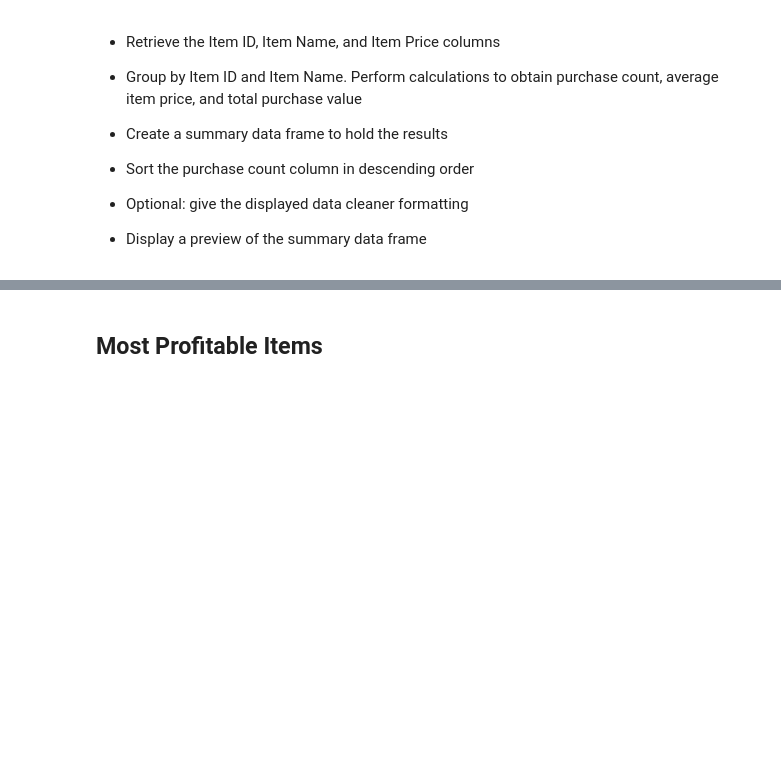
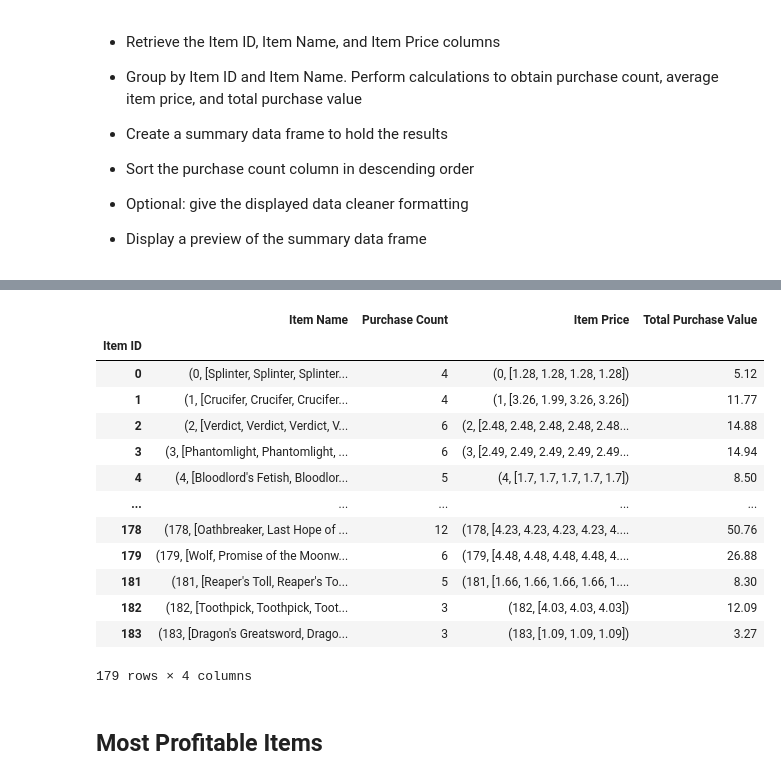
Before and after one commit to Jen-Dean/pandas-challenge, a Jupyter notebook: HeroesOfPymoli/WIP_HeroesOfPymoli_starter.ipynb, the cells around one changed output, grey strips where cells are left out. Saved outputs shown, nothing was run; the diff lists cells and outputs as text; code cells hidden in the pictures; blank space fills up the shorter version.

```diff
--- a/HeroesOfPymoli/WIP_HeroesOfPymoli_starter.ipynb
+++ b/HeroesOfPymoli/WIP_HeroesOfPymoli_starter.ipynb
@@ -142,3 +206,11 @@ summary_df
 
 
 * Display Age Demographics Table
+# %%
+bins = [0, 9, 14, 19, 24, 29, 34, 39, 100]
+
+bin_names = ["<10", "10-14", "15-19", "20-24", "25-29", "30-34", "35-39", "40+"]
+
+purchase_data["Age Brackets"] = pd.cut(purchase_data["Age"], bins, labels=bin_names, include_lowest=True)
+
+purchase_data.head()
@@ -237,3 +390,35 @@ summary_df
+# %%
+item_id = purchase_data.groupby("Item ID")
+
+id_purchase_count = item_id["Purchase ID"].count()
+
+id_item_name = item_id["Item Name"]
+
+id_item_price = item_id["Price"]
+
+id_total_revenue = item_id["Price"].sum()
+
+item_id_summary_df = pd.DataFrame({"Item Name" : id_item_name,
+                                  "Purchase Count" : id_purchase_count,
+                                  "Item Price": id_item_price,
+                                  "Total Purchase Value" : id_total_revenue})
+
+item_id_summary_df
+# %% [output]
+|  | Item Name | Purchase Count | Item Price | Total Purchase Value |
+| Item ID |  |  |  |  |
+| 0 | (0, [Splinter, Splinter, Splinter... | 4 | (0, [1.28, 1.28, 1.28, 1.28]) | 5.12 |
+| 1 | (1, [Crucifer, Crucifer, Crucifer... | 4 | (1, [3.26, 1.99, 3.26, 3.26]) | 11.77 |
+| 2 | (2, [Verdict, Verdict, Verdict, V... | 6 | (2, [2.48, 2.48, 2.48, 2.48, 2.48... | 14.88 |
+| 3 | (3, [Phantomlight, Phantomlight, ... | 6 | (3, [2.49, 2.49, 2.49, 2.49, 2.49... | 14.94 |
+| 4 | (4, [Bloodlord's Fetish, Bloodlor... | 5 | (4, [1.7, 1.7, 1.7, 1.7, 1.7]) | 8.50 |
+| ... | ... | ... | ... | ... |
+| 178 | (178, [Oathbreaker, Last Hope of ... | 12 | (178, [4.23, 4.23, 4.23, 4.23, 4.... | 50.76 |
+| 179 | (179, [Wolf, Promise of the Moonw... | 6 | (179, [4.48, 4.48, 4.48, 4.48, 4.... | 26.88 |
+| 181 | (181, [Reaper's Toll, Reaper's To... | 5 | (181, [1.66, 1.66, 1.66, 1.66, 1.... | 8.30 |
+| 182 | (182, [Toothpick, Toothpick, Toot... | 3 | (182, [4.03, 4.03, 4.03]) | 12.09 |
+| 183 | (183, [Dragon's Greatsword, Drago... | 3 | (183, [1.09, 1.09, 1.09]) | 3.27 |
+179 rows × 4 columns
 # %% [markdown]
 ## Most Profitable Items
 # %% [markdown]
```
Also changed, not shown: parts of 15 cells of this notebook, 1 other file.
